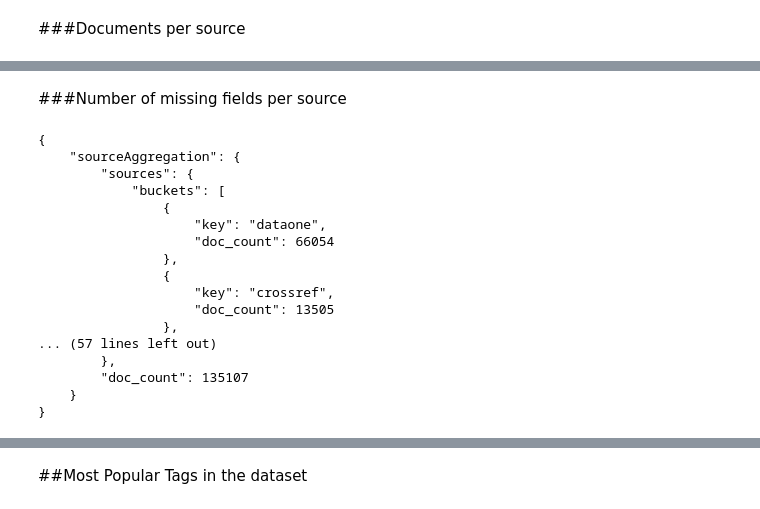
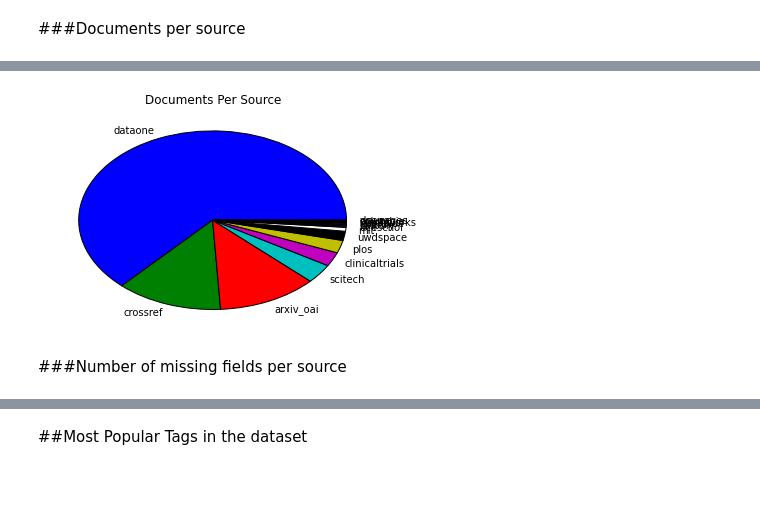
Before and after one commit to erinspace/scrapi_stats, a Jupyter notebook: scrapi_stats.ipynb, the cells around one changed output, grey strips where cells are left out. Cells and saved outputs as stored; diff of their text form; code cells hidden in the pictures; blank space fills up the shorter version.

```diff
--- a/scrapi_stats.ipynb
+++ b/scrapi_stats.ipynb
@@ -172,3 +216,15 @@ def source_missing_query(missing_field):
+# %%
+def create_pie_chart(elastic_results, title, field_for_title=''):
+    ''' takes a list of elastic results, and
+    returns a bar graph of the doc counts.
+    Looks very messy at the moment - need to fix labels'''
+
+    values_labels = extract_values_and_labels(elastic_results)
+    values = values_labels['values']
+    labels = values_labels['labels']
+
+    pie = plt.pie(values, labels=labels)
+    plt.title(title + field_for_title)
 # %% [markdown]
 ###Documents per source
 # %%
@@ -196,3 +240,11 @@ print(json.dumps(source_statistics['aggregations'], indent=4))
+# %%
+''' The labels on this need some serious fixing!!
+Will look a lot better once we deal with all of the
+dataone issues - in the works right now '''
+
+create_pie_chart(source_statistics, "Documents Per Source")
+# %% [output]
+[figure, added]
 # %% [markdown]
 ###Number of missing fields per source
 # %%
@@ -200,20 +254,2 @@ missing_by_field = search('missing', field='email')
 # %%
-print(json.dumps(missing_by_field['aggregations'], indent=4))
+# print(json.dumps(missing_by_field, indent=4))
-# %% [output]
-{
-    "sourceAggregation": {
-        "sources": {
-            "buckets": [
-                {
-                    "key": "dataone",
-                    "doc_count": 66054
-                },
-                {
-                    "key": "crossref",
-                    "doc_count": 13505
-                },
-... (57 lines left out)
-        },
-        "doc_count": 135107
-    }
-}
```
Also changed, not shown: parts of 23 cells of this notebook.
